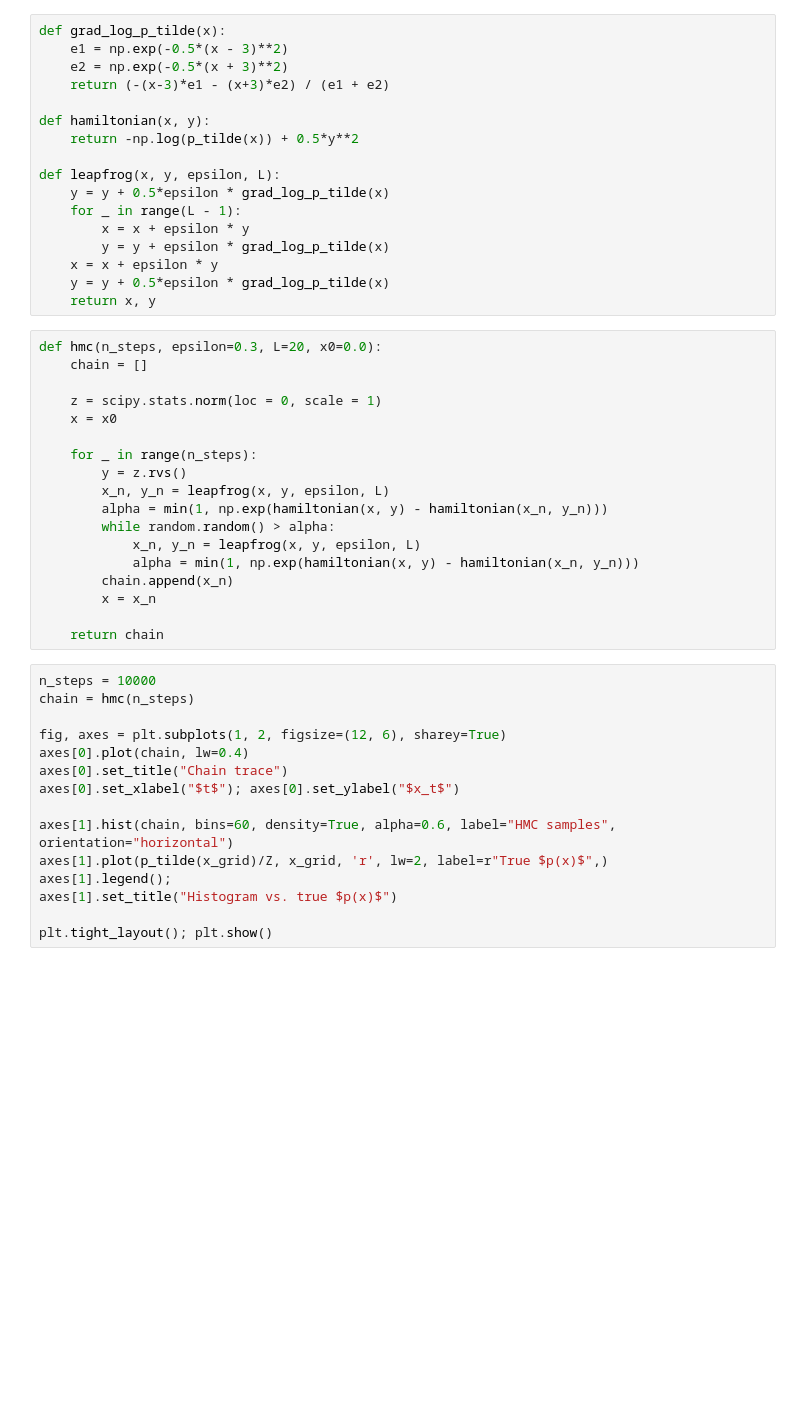
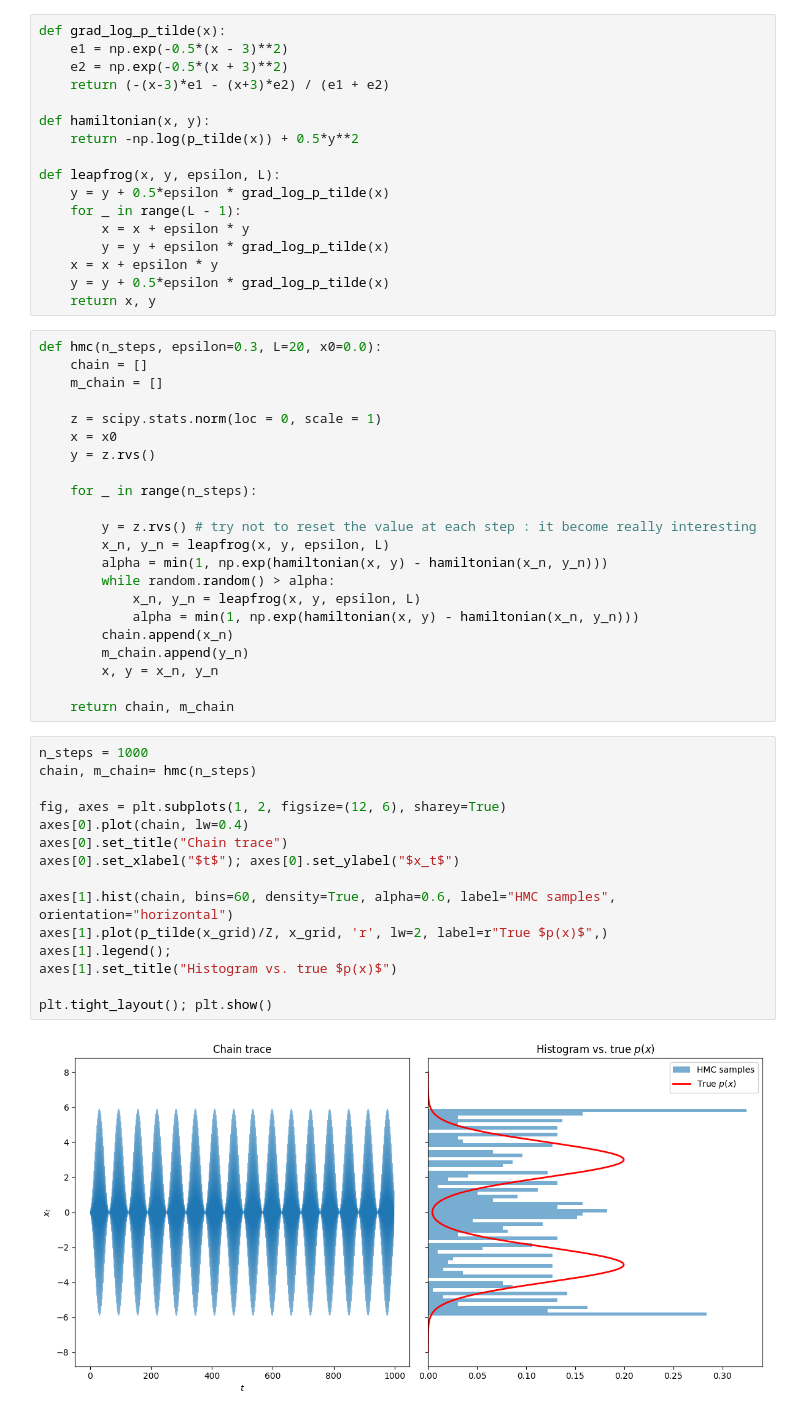
Before and after one commit to frekkoz3/Probabilistic-Machine-Learning, a Jupyter notebook: laboratories/8/08_mcmc_lab.ipynb, the cells around one changed output. Cells and saved outputs as stored; diff of their text form; blank space fills up the shorter version.

```diff
--- a/laboratories/8/08_mcmc_lab.ipynb
+++ b/laboratories/8/08_mcmc_lab.ipynb
@@ -253,33 +253,39 @@ def leapfrog(x, y, epsilon, L):
 # %%
 def hmc(n_steps, epsilon=0.3, L=20, x0=0.0):
     chain = []
+    m_chain = []
 
     z = scipy.stats.norm(loc = 0, scale = 1)
     x = x0
+    y = z.rvs()
 
     for _ in range(n_steps):
-        y = z.rvs()
+
+        y = z.rvs() # try not to reset the value at each step : it become really interesting
         x_n, y_n = leapfrog(x, y, epsilon, L)
         alpha = min(1, np.exp(hamiltonian(x, y) - hamiltonian(x_n, y_n)))
         while random.random() > alpha:
             x_n, y_n = leapfrog(x, y, epsilon, L)
             alpha = min(1, np.exp(hamiltonian(x, y) - hamiltonian(x_n, y_n)))
         chain.append(x_n)
-        x = x_n
+        m_chain.append(y_n)
+        x, y = x_n, y_n
 
-    return chain
+    return chain, m_chain
 # %%
-n_steps = 10000
-chain = hmc(n_steps)
+n_steps = 1000
+chain, m_chain= hmc(n_steps)
 
 fig, axes = plt.subplots(1, 2, figsize=(12, 6), sharey=True)
 axes[0].plot(chain, lw=0.4)
 axes[0].set_title("Chain trace")
 axes[0].set_xlabel("$t$"); axes[0].set_ylabel("$x_t$")
 
 axes[1].hist(chain, bins=60, density=True, alpha=0.6, label="HMC samples", orientation="horizontal")
 axes[1].plot(p_tilde(x_grid)/Z, x_grid, 'r', lw=2, label=r"True $p(x)$",)
 axes[1].legend();
 axes[1].set_title("Histogram vs. true $p(x)$")
 
 plt.tight_layout(); plt.show()
+# %% [output]
+[figure, added]
```
Also changed, not shown: parts of 1 cell of this notebook.
